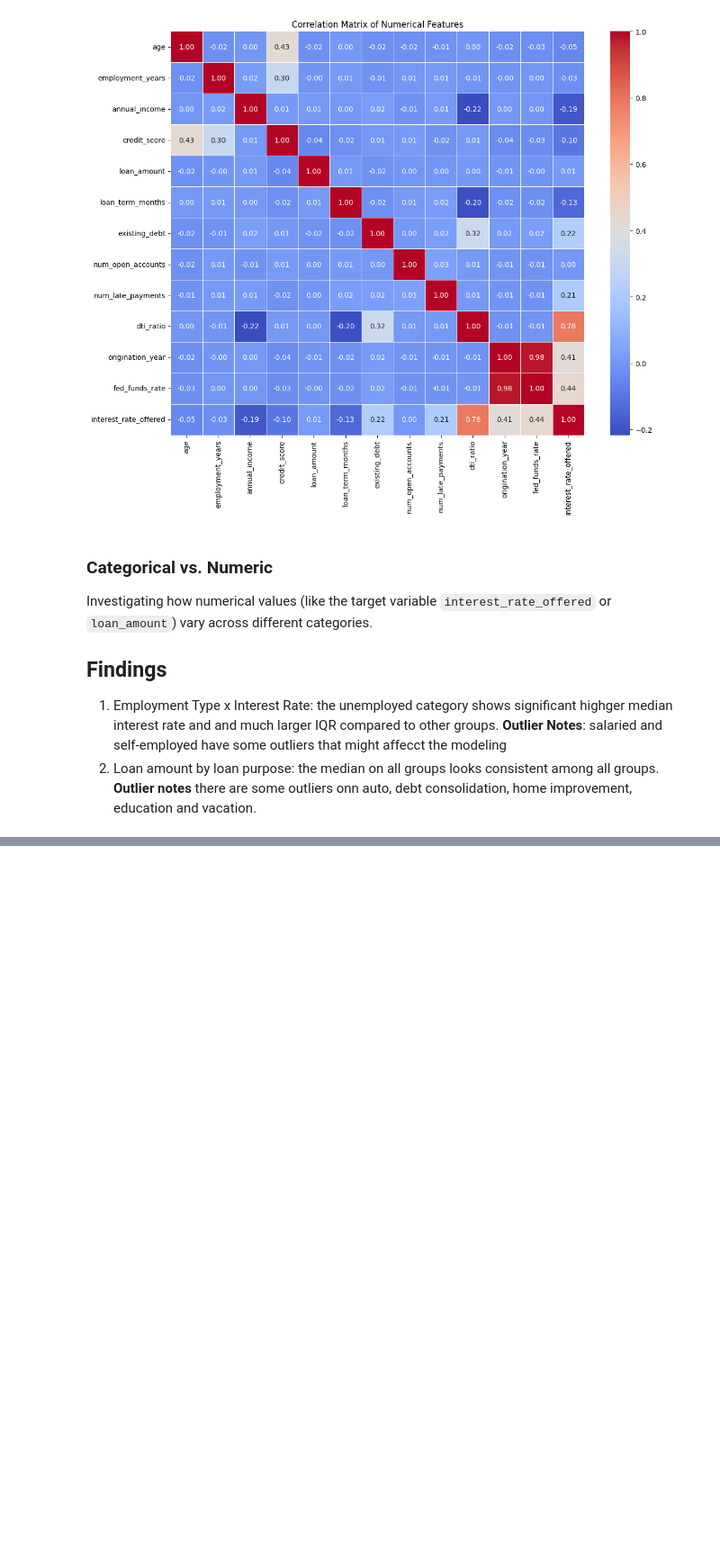
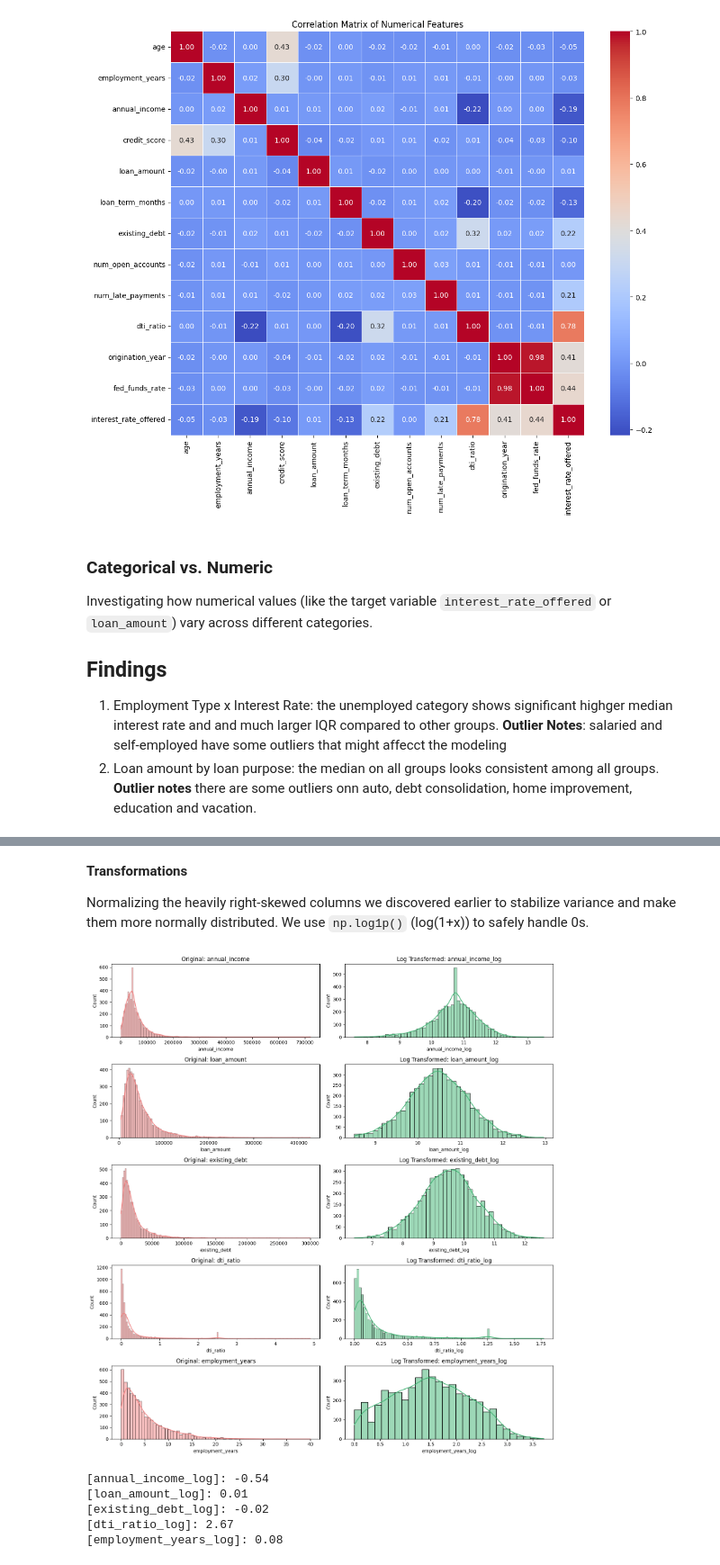
Before and after one commit to Wewds1/ML_Projects, a Jupyter notebook: Loan/notebooks/01_eda.ipynb, the cells around one changed output, grey strips where cells are left out. Shown at 90% size. Cells and saved outputs as stored; diff of their text form; code cells hidden in the pictures; blank space fills up the shorter version.

```diff
--- a/Loan/notebooks/01_eda.ipynb
+++ b/Loan/notebooks/01_eda.ipynb
@@ -130,7 +130,7 @@ if 'employment_type' in cat_cols:
 for col in cat_cols:
     plt.figure(figsize=(10,5))
     order = df_copy[col].value_counts().index
-    ax = sns.countplot(x=col, data=df_copy, order=order, palette='Set2', hue=x)
+    ax = sns.countplot(x=col, data=df_copy, order=order, palette='Set2', hue=col)
     plt.title(f"Frequency of {col}")
     plt.xticks(rotation=45)
 
@@ -242,0 +285,35 @@ plt.savefig('../reports/cat_figures/cross_tab_heatmap.png', dpi=300)
+# %% [markdown]
+**Transformations**
+
+Normalizing the heavily right-skewed columns we discovered earlier to stabilize variance and make them more normally distributed. We use `np.log1p()` (log(1+x)) to safely handle 0s.
+# %%
+skewed_cols = ['annual_income', 'loan_amount', 'existing_debt', 'dti_ratio', 'employment_years']
+
+fig, ax = plt.subplots(len(skewed_cols), 2, figsize=(14, 15))
+
+for i, col in enumerate(skewed_cols):
+    # Plot Original
+    sns.histplot(df_copy[col], kde=True, ax=ax[i, 0], color='lightcoral')
+    ax[i, 0].set_title(f'Original: {col}')
+
+    # Apply Log Transformation
+    df_copy[f'{col}_log'] = np.log1p(df_copy[col])
+
+    # Plot Transformed
+    sns.histplot(df_copy[f'{col}_log'], kde=True, ax=ax[i, 1], color='mediumseagreen')
+    ax[i, 1].set_title(f'Log Transformed: {col}_log')
+
+plt.tight_layout()
+plt.savefig('../reports/num_figures/log_transformations.png', dpi=300)
+plt.show()
+
+for col in skewed_cols:
+    skew_val = df_copy[f'{col}_log'].skew()
+    print(f"[{col}_log]: {skew_val:.2f}")
+# %% [output]
+[figure, added]
+[annual_income_log]: -0.54
+[loan_amount_log]: 0.01
+[existing_debt_log]: -0.02
+[dti_ratio_log]: 2.67
+[employment_years_log]: 0.08
```
Also changed, not shown: parts of 9 cells of this notebook, 9 other files.
